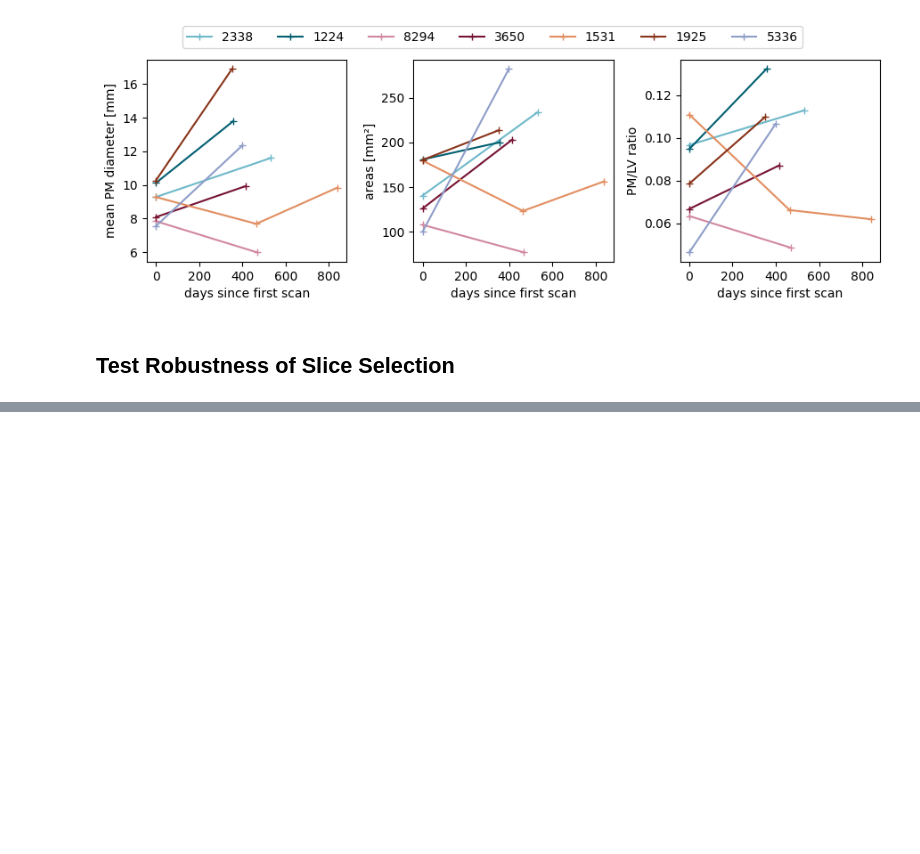
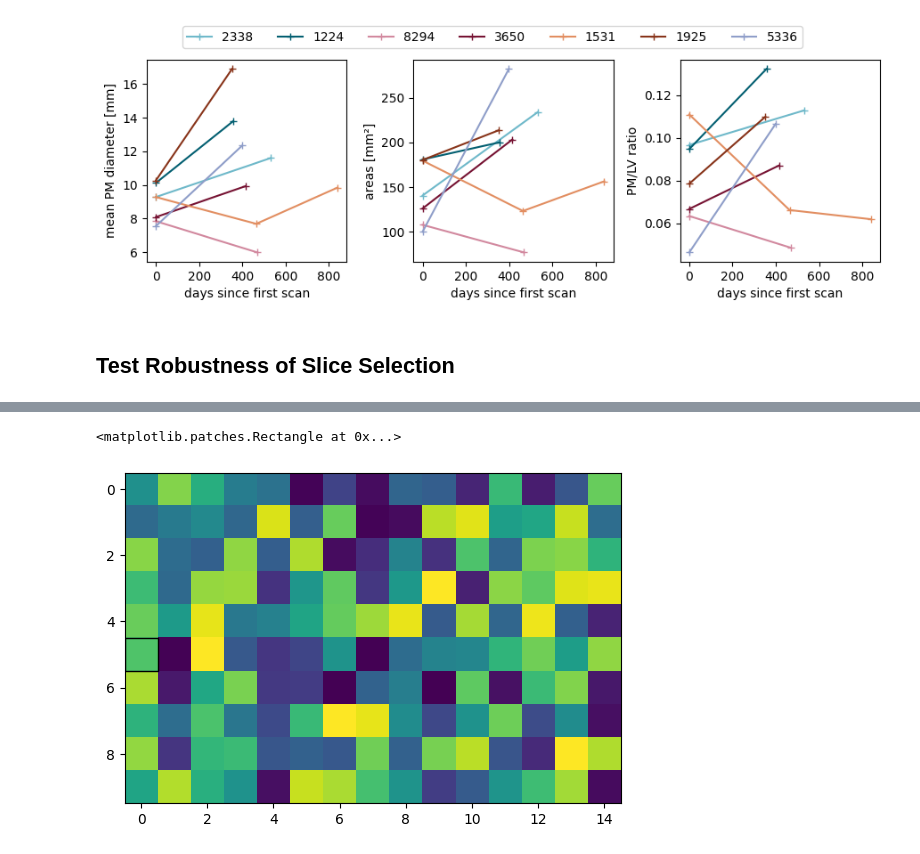
Before and after one commit to m-schuettler/Fabry_Cardiac_Quantification, a Jupyter notebook: code_local/lc_quantification.ipynb, the cells around one changed output, grey strips where cells are left out. Saved outputs shown, nothing was run; the diff lists cells and outputs as text; code cells hidden in the pictures; blank space fills up the shorter version.

```diff
--- a/code_local/lc_quantification.ipynb
+++ b/code_local/lc_quantification.ipynb
@@ -314,0 +339,13 @@ normality.to_csv('../results/normality.csv')
+# %%
+import numpy as np
+import matplotlib.pyplot as plt
+
+data = np.random.rand(10, 15)
+
+plt.imshow(data)
+
+rectangle = plt.Rectangle((0-0.5, 5-0.5), 1, 1, fill=False, color='black', zorder=3)
+plt.gca().add_patch(rectangle)
+# %% [output]
+<matplotlib.patches.Rectangle at 0x...>
+[figure, added]
```
Also changed, not shown: parts of 9 cells of this notebook, 6 other files.
